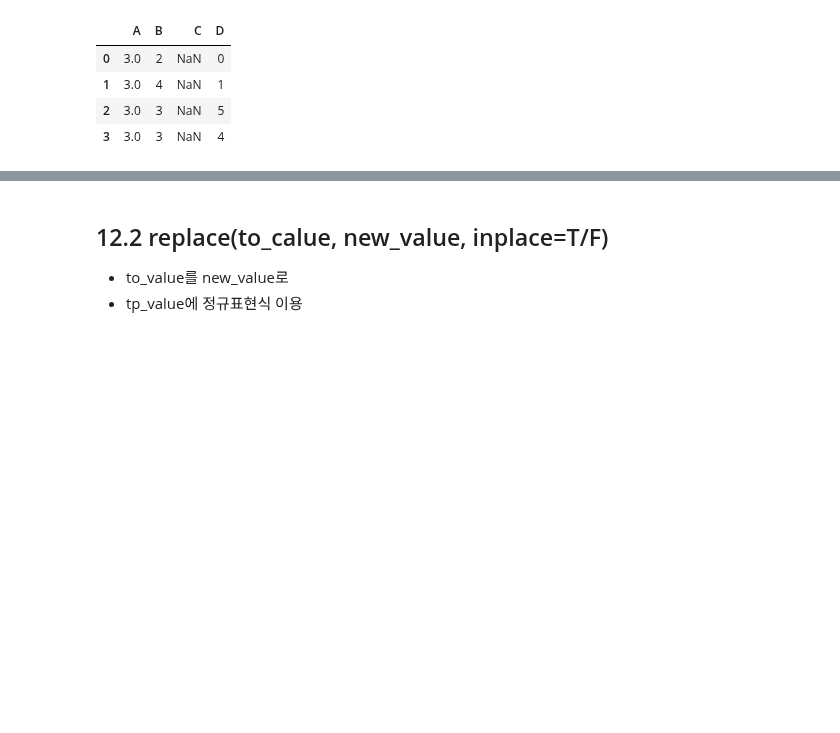
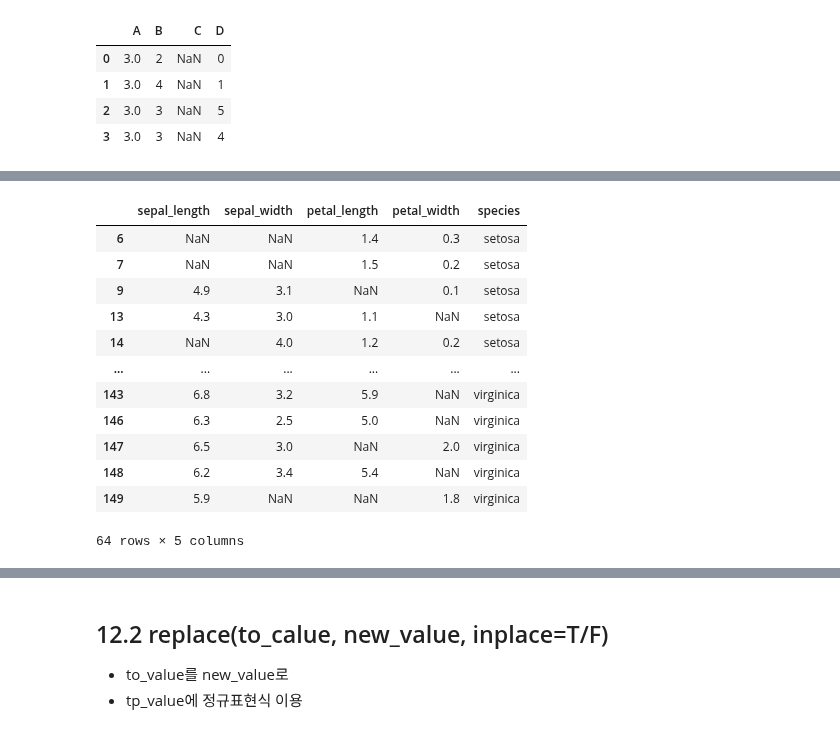
Before and after one commit to SeohuiJeong0420/ai_x, a Jupyter notebook: source/01_python/ch11_데이터프레임과 시리즈(Pandas)_9절~.ipynb, the cells around one changed output, grey strips where cells are left out. Cells and saved outputs as stored; diff of their text form; code cells hidden in the pictures; blank space fills up the shorter version.

```diff
--- a/source/01_python/ch11_데이터프레임과 시리즈(Pandas)_9절~.ipynb
+++ b/source/01_python/ch11_데이터프레임과 시리즈(Pandas)_9절~.ipynb
@@ -624,0 +648,8 @@ NameError: name 'values' is not defined
+# %%
+import pandas as pd
+import numpy as np
+import seaborn as sns
+import random
+iris = sns.load_dataset('iris')
+rowlen, collen = iris.shape
+rowlen, collen
@@ -624,0 +658,3 @@ NameError: name 'values' is not defined
+# %%
+for col in range(collen-1):
+    iris.iloc[random.sample(range(rowlen),20),col] = np.nan
@@ -624,0 +681,18 @@ NameError: name 'values' is not defined
+# %%
+#결측치가 하나라도 있는 행 출력
+iris[iris['sepal_length'].isna()|iris['sepal_width'].isna()|
+iris['petal_length'].isna()|iris['petal_width'].isna()]
+# %% [output]
+|  | sepal_length | sepal_width | petal_length | petal_width | species |
+| 6 | NaN | NaN | 1.4 | 0.3 | setosa |
+| 7 | NaN | NaN | 1.5 | 0.2 | setosa |
+| 9 | 4.9 | 3.1 | NaN | 0.1 | setosa |
+| 13 | 4.3 | 3.0 | 1.1 | NaN | setosa |
+| 14 | NaN | 4.0 | 1.2 | 0.2 | setosa |
+| ... | ... | ... | ... | ... | ... |
+| 143 | 6.8 | 3.2 | 5.9 | NaN | virginica |
+| 146 | 6.3 | 2.5 | 5.0 | NaN | virginica |
+| 147 | 6.5 | 3.0 | NaN | 2.0 | virginica |
+| 148 | 6.2 | 3.4 | 5.4 | NaN | virginica |
+| 149 | 5.9 | NaN | NaN | 1.8 | virginica |
+64 rows × 5 columns
```
Also changed, not shown: parts of 49 cells of this notebook.
